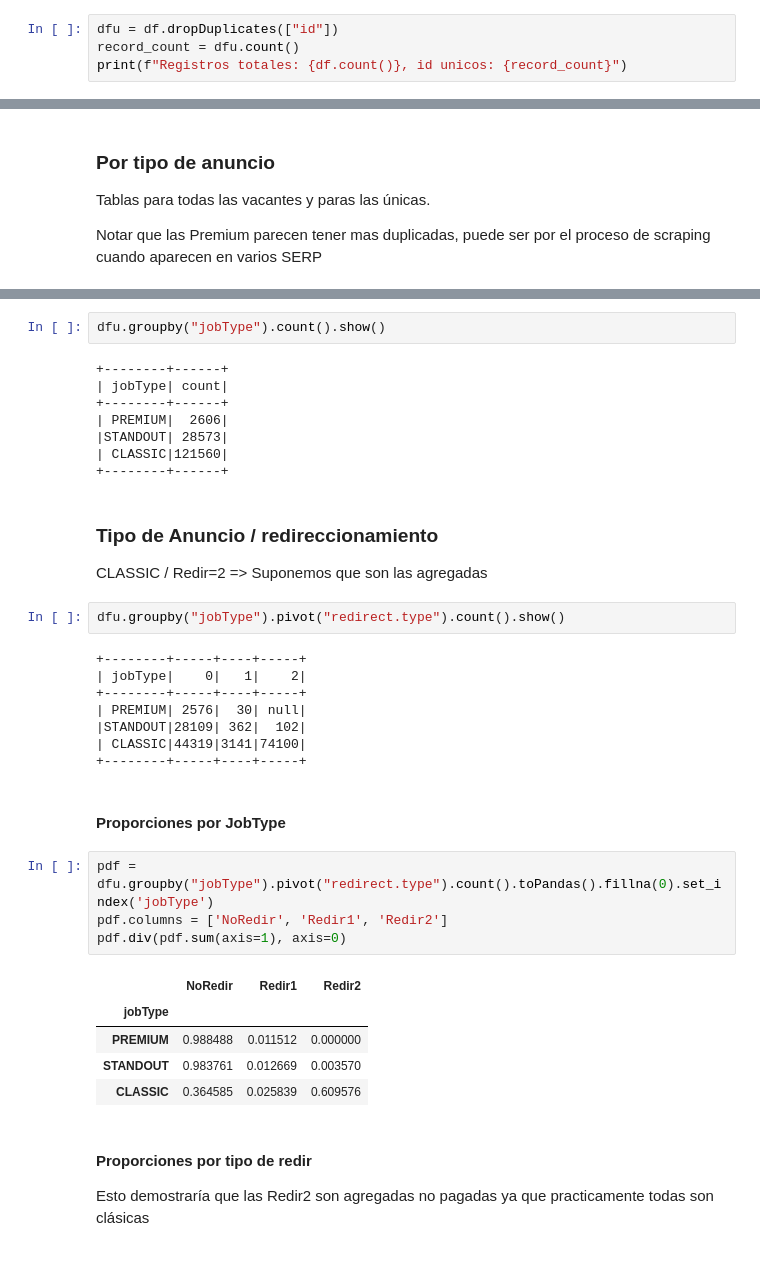
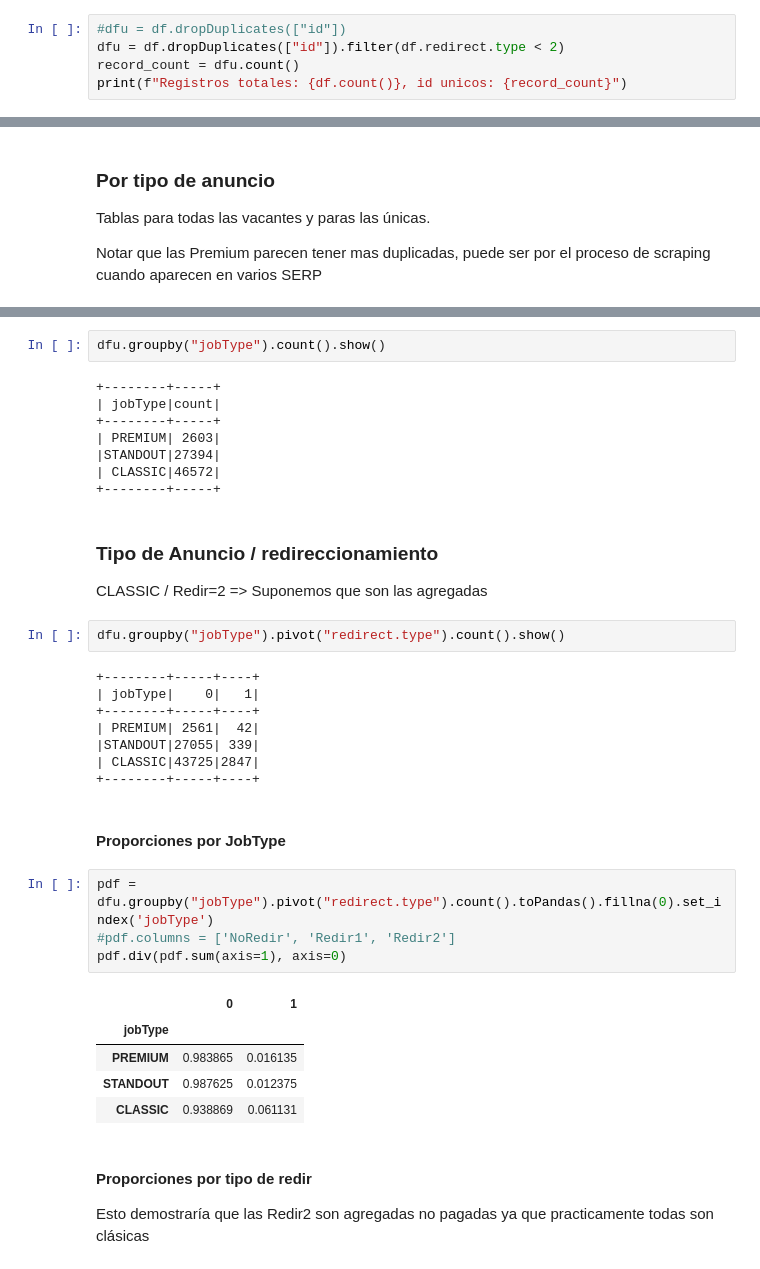
Before and after one commit to eduardofv/learn_spark, a Jupyter notebook: work-dir/occ_jobs-daily_EDA-v1.ipynb, the cells around one changed output, grey strips where cells are left out. Drawn from its saved outputs; the diff is of its cells as text.

```diff
--- a/work-dir/occ_jobs-daily_EDA-v1.ipynb
+++ b/work-dir/occ_jobs-daily_EDA-v1.ipynb
@@ -65,7 +65,8 @@ only showing top 1 row
 # %% [markdown]
 ### Número de Registros
 # %%
-dfu = df.dropDuplicates(["id"])
+#dfu = df.dropDuplicates(["id"])
+dfu = df.dropDuplicates(["id"]).filter(df.redirect.type < 2)
 record_count = dfu.count()
 print(f"Registros totales: {df.count()}, id unicos: {record_count}")
 # %% [output]
@@ -104,13 +104,13 @@ df.groupby("jobType").count().show()
 # %%
 dfu.groupby("jobType").count().show()
 # %% [output]
-+--------+------+
-| jobType| count|
-+--------+------+
-| PREMIUM|  2606|
-|STANDOUT| 28573|
-| CLASSIC|121560|
-+--------+------+
++--------+-----+
+| jobType|count|
++--------+-----+
+| PREMIUM| 2603|
+|STANDOUT|27394|
+| CLASSIC|46572|
++--------+-----+
 # %% [markdown]
 ### Tipo de Anuncio / redireccionamiento
 
@@ -118,25 +118,25 @@ CLASSIC / Redir=2 => Suponemos que son las agregadas
 # %%
 dfu.groupby("jobType").pivot("redirect.type").count().show()
 # %% [output]
-+--------+-----+----+-----+
-| jobType|    0|   1|    2|
-+--------+-----+----+-----+
-| PREMIUM| 2576|  30| null|
-|STANDOUT|28109| 362|  102|
-| CLASSIC|44319|3141|74100|
-+--------+-----+----+-----+
++--------+-----+----+
+| jobType|    0|   1|
++--------+-----+----+
+| PREMIUM| 2561|  42|
+|STANDOUT|27055| 339|
+| CLASSIC|43725|2847|
++--------+-----+----+
 # %% [markdown]
 #### Proporciones por JobType
 # %%
 pdf = dfu.groupby("jobType").pivot("redirect.type").count().toPandas().fillna(0).set_index('jobType')
-pdf.columns = ['NoRedir', 'Redir1', 'Redir2']
+#pdf.columns = ['NoRedir', 'Redir1', 'Redir2']
 pdf.div(pdf.sum(axis=1), axis=0)
 # %% [output]
-|  | NoRedir | Redir1 | Redir2 |
-| jobType |  |  |  |
-| PREMIUM | 0.988488 | 0.011512 | 0.000000 |
-| STANDOUT | 0.983761 | 0.012669 | 0.003570 |
-| CLASSIC | 0.364585 | 0.025839 | 0.609576 |
+|  | 0 | 1 |
+| jobType |  |  |
+| PREMIUM | 0.983865 | 0.016135 |
+| STANDOUT | 0.987625 | 0.012375 |
+| CLASSIC | 0.938869 | 0.061131 |
 # %% [markdown]
 #### Proporciones por tipo de redir
 
```
Also changed, not shown: parts of 37 cells of this notebook, 3 other files.
